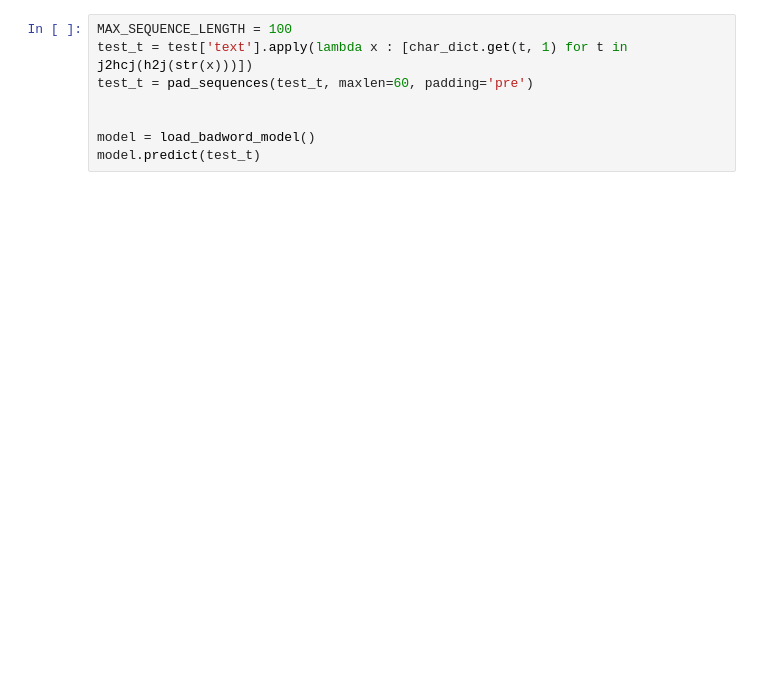
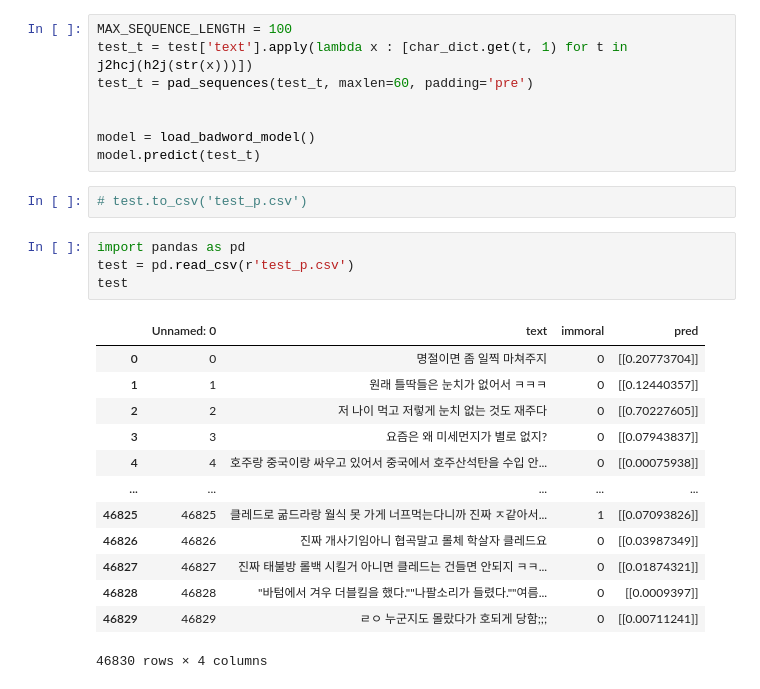
Before and after one commit to minzy213/skkukdt_minzy, a Jupyter notebook: DeepLearning/test.ipynb, the cells around one changed output. Saved outputs shown, nothing was run; the diff lists cells and outputs as text; blank space fills up the shorter version.

```diff
--- a/DeepLearning/test.ipynb
+++ b/DeepLearning/test.ipynb
@@ -174,3 +139,23 @@ test_t = pad_sequences(test_t, maxlen=60, padding='pre')
 
 model = load_badword_model()
 model.predict(test_t)
+# %%
+# test.to_csv('test_p.csv')
+# %%
+import pandas as pd
+test = pd.read_csv(r'test_p.csv')
+test
+# %% [output]
+|  | Unnamed: 0 | text | immoral | pred |
+| 0 | 0 | 명절이면 좀 일찍 마쳐주지 | 0 | [[0.20773704]] |
+| 1 | 1 | 원래 틀딱들은 눈치가 없어서 ㅋㅋㅋ | 0 | [[0.12440357]] |
+| 2 | 2 | 저 나이 먹고 저렇게 눈치 없는 것도 재주다 | 0 | [[0.70227605]] |
+| 3 | 3 | 요즘은 왜 미세먼지가 별로 없지? | 0 | [[0.07943837]] |
+| 4 | 4 | 호주랑 중국이랑 싸우고 있어서 중국에서 호주산석탄을 수입 안... | 0 | [[0.00075938]] |
+| ... | ... | ... | ... | ... |
+| 46825 | 46825 | 클레드로 굶드라랑 월식 못 가게 너프먹는다니까 진짜 ㅈ같아서... | 1 | [[0.07093826]] |
+| 46826 | 46826 | 진짜 개사기임아니 협곡말고 롤체 학살자 클레드요 | 0 | [[0.03987349]] |
+| 46827 | 46827 | 진짜 태불방 롤백 시킬거 아니면 클레드는 건들면 안되지 ㅋㅋ... | 0 | [[0.01874321]] |
+| 46828 | 46828 | "바텀에서 겨우 더블킬을 했다.""나팔소리가 들렸다.""여름... | 0 | [[0.0009397]] |
+| 46829 | 46829 | ㄹㅇ 누군지도 몰랐다가 호되게 당함;;; | 0 | [[0.00711241]] |
+46830 rows × 4 columns
```
Also changed, not shown: parts of 8 cells of this notebook, 6 other files.
